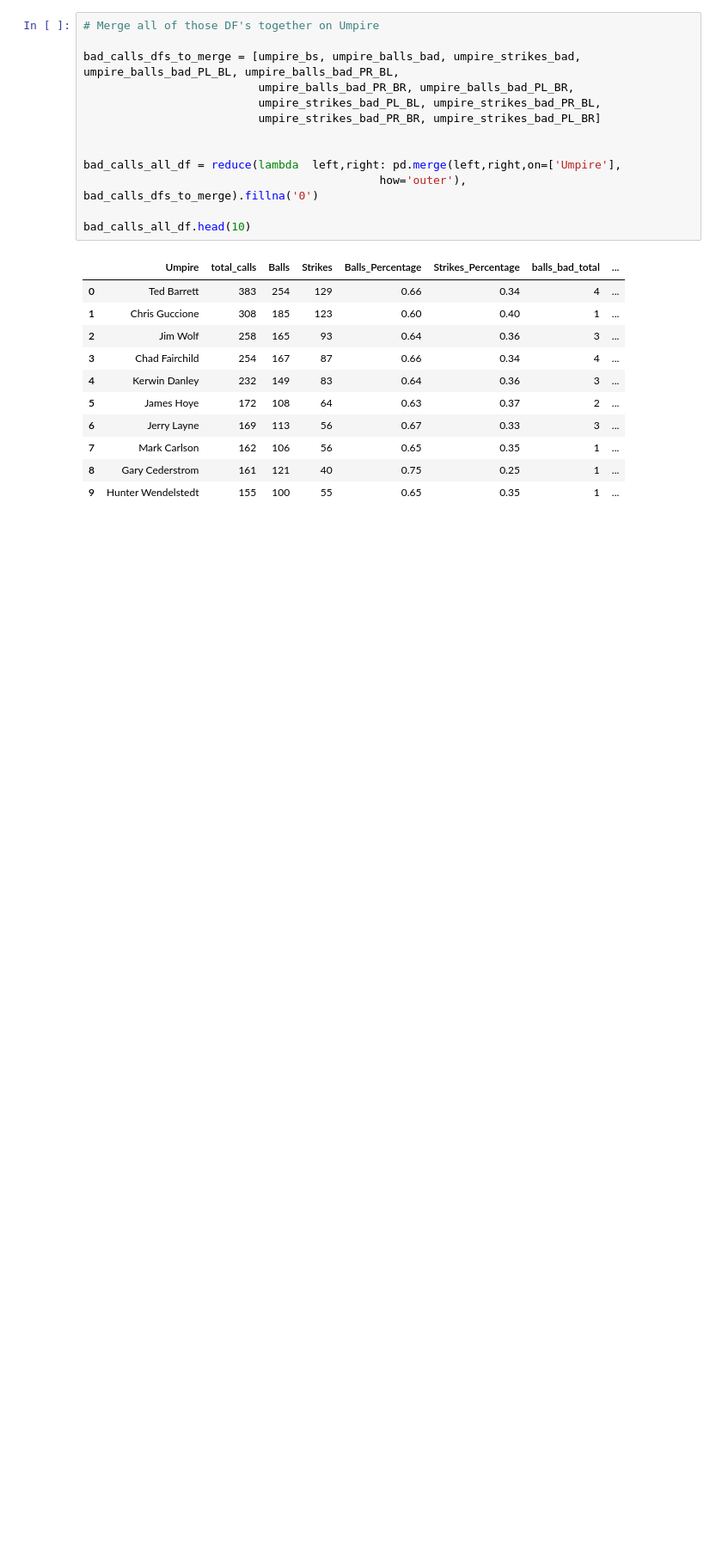
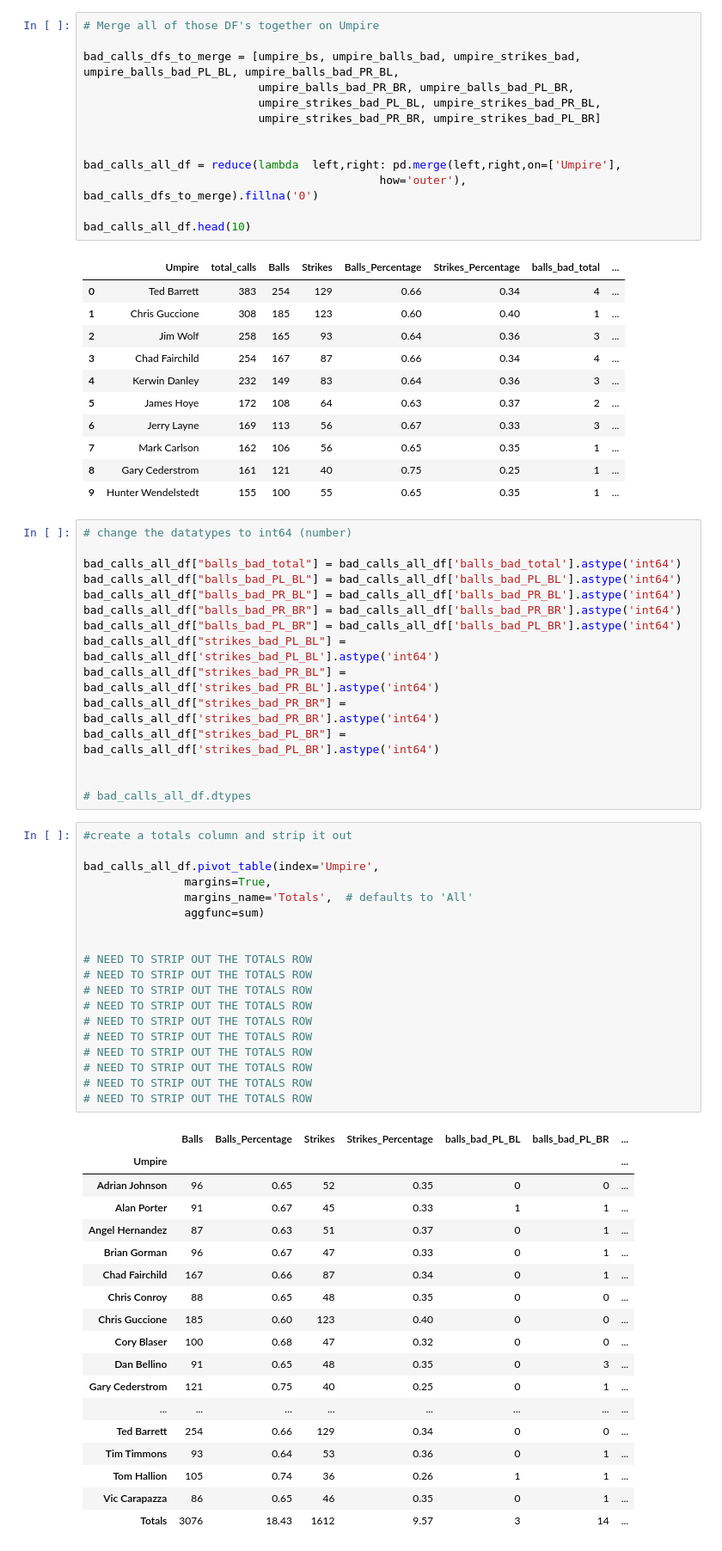
Before and after one commit to ForrestMcDougal/MLB-Postseason-Umpire-Analysis, a Jupyter notebook: Charts.ipynb, the cells around one changed output. Shown at 86% size. Saved outputs shown, nothing was run; the diff lists cells and outputs as text; blank space fills up the shorter version.

Commit message:
Add files via upload
created totals row but having trouble striping it out to make charts from.

```diff
--- a/Charts.ipynb
+++ b/Charts.ipynb
@@ -718,3 +718,56 @@ bad_calls_all_df.head(10)
 | 7 | Mark Carlson | 162 | 106 | 56 | 0.65 | 0.35 | 1 | ... |
 | 8 | Gary Cederstrom | 161 | 121 | 40 | 0.75 | 0.25 | 1 | ... |
 | 9 | Hunter Wendelstedt | 155 | 100 | 55 | 0.65 | 0.35 | 1 | ... |
+# %%
+# change the datatypes to int64 (number)
+
+bad_calls_all_df["balls_bad_total"] = bad_calls_all_df['balls_bad_total'].astype('int64')
+bad_calls_all_df["balls_bad_PL_BL"] = bad_calls_all_df['balls_bad_PL_BL'].astype('int64')
+bad_calls_all_df["balls_bad_PR_BL"] = bad_calls_all_df['balls_bad_PR_BL'].astype('int64')
+bad_calls_all_df["balls_bad_PR_BR"] = bad_calls_all_df['balls_bad_PR_BR'].astype('int64')
+bad_calls_all_df["balls_bad_PL_BR"] = bad_calls_all_df['balls_bad_PL_BR'].astype('int64')
+bad_calls_all_df["strikes_bad_PL_BL"] = bad_calls_all_df['strikes_bad_PL_BL'].astype('int64')
+bad_calls_all_df["strikes_bad_PR_BL"] = bad_calls_all_df['strikes_bad_PR_BL'].astype('int64')
+bad_calls_all_df["strikes_bad_PR_BR"] = bad_calls_all_df['strikes_bad_PR_BR'].astype('int64')
+bad_calls_all_df["strikes_bad_PL_BR"] = bad_calls_all_df['strikes_bad_PL_BR'].astype('int64')
+
+
+# bad_calls_all_df.dtypes
+# %%
+#create a totals column and strip it out
+
+bad_calls_all_df.pivot_table(index='Umpire',
+               margins=True,
+               margins_name='Totals',  # defaults to 'All'
+               aggfunc=sum)
+
+
+# NEED TO STRIP OUT THE TOTALS ROW
+# NEED TO STRIP OUT THE TOTALS ROW
+# NEED TO STRIP OUT THE TOTALS ROW
+# NEED TO STRIP OUT THE TOTALS ROW
+# NEED TO STRIP OUT THE TOTALS ROW
+# NEED TO STRIP OUT THE TOTALS ROW
+# NEED TO STRIP OUT THE TOTALS ROW
+# NEED TO STRIP OUT THE TOTALS ROW
+# NEED TO STRIP OUT THE TOTALS ROW
+# NEED TO STRIP OUT THE TOTALS ROW
+# %% [output]
+|  | Balls | Balls_Percentage | Strikes | Strikes_Percentage | balls_bad_PL_BL | balls_bad_PL_BR | ... |
+| Umpire |  |  |  |  |  |  | ... |
+| Adrian Johnson | 96 | 0.65 | 52 | 0.35 | 0 | 0 | ... |
+| Alan Porter | 91 | 0.67 | 45 | 0.33 | 1 | 1 | ... |
+| Angel Hernandez | 87 | 0.63 | 51 | 0.37 | 0 | 1 | ... |
+| Brian Gorman | 96 | 0.67 | 47 | 0.33 | 0 | 1 | ... |
+| Chad Fairchild | 167 | 0.66 | 87 | 0.34 | 0 | 1 | ... |
+| Chris Conroy | 88 | 0.65 | 48 | 0.35 | 0 | 0 | ... |
+| Chris Guccione | 185 | 0.60 | 123 | 0.40 | 0 | 0 | ... |
+| Cory Blaser | 100 | 0.68 | 47 | 0.32 | 0 | 0 | ... |
+| Dan Bellino | 91 | 0.65 | 48 | 0.35 | 0 | 3 | ... |
+| Gary Cederstrom | 121 | 0.75 | 40 | 0.25 | 0 | 1 | ... |
+| ... | ... | ... | ... | ... | ... | ... | ... |
+| Ted Barrett | 254 | 0.66 | 129 | 0.34 | 0 | 0 | ... |
+| Tim Timmons | 93 | 0.64 | 53 | 0.36 | 0 | 1 | ... |
+| Tom Hallion | 105 | 0.74 | 36 | 0.26 | 1 | 1 | ... |
+| Vic Carapazza | 86 | 0.65 | 46 | 0.35 | 0 | 1 | ... |
+| Totals | 3076 | 18.43 | 1612 | 9.57 | 3 | 14 | ... |
```
Also changed, not shown: parts of 3 cells of this notebook.
